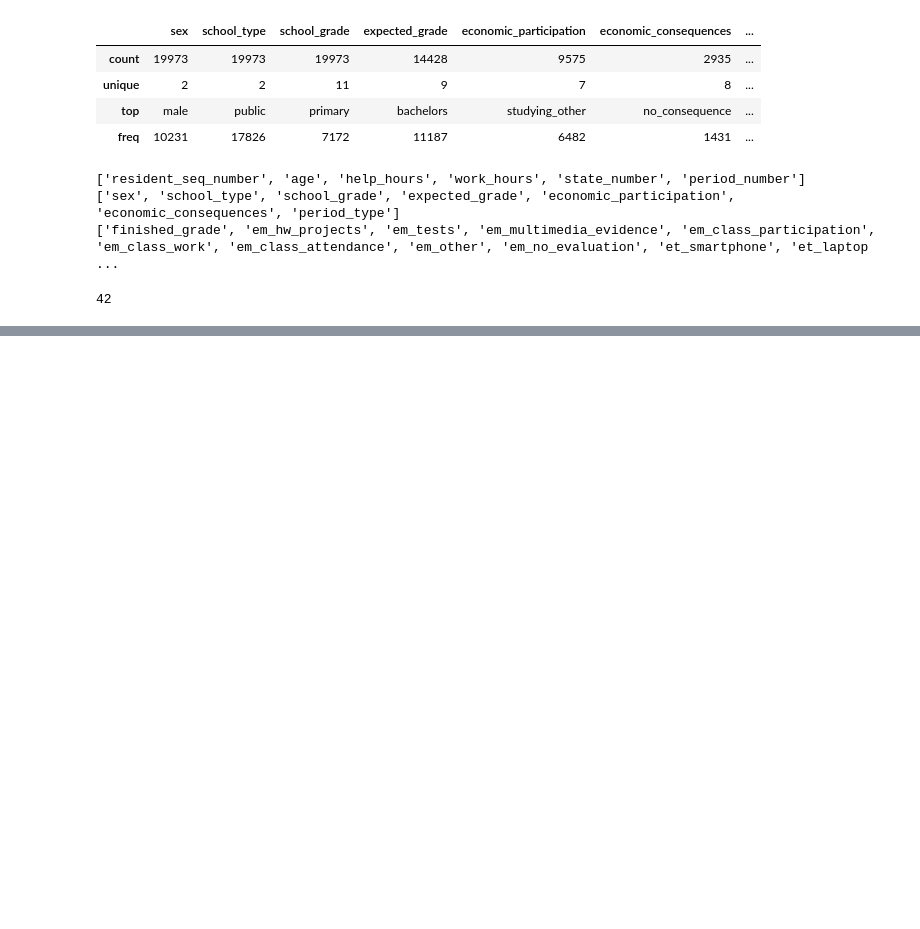
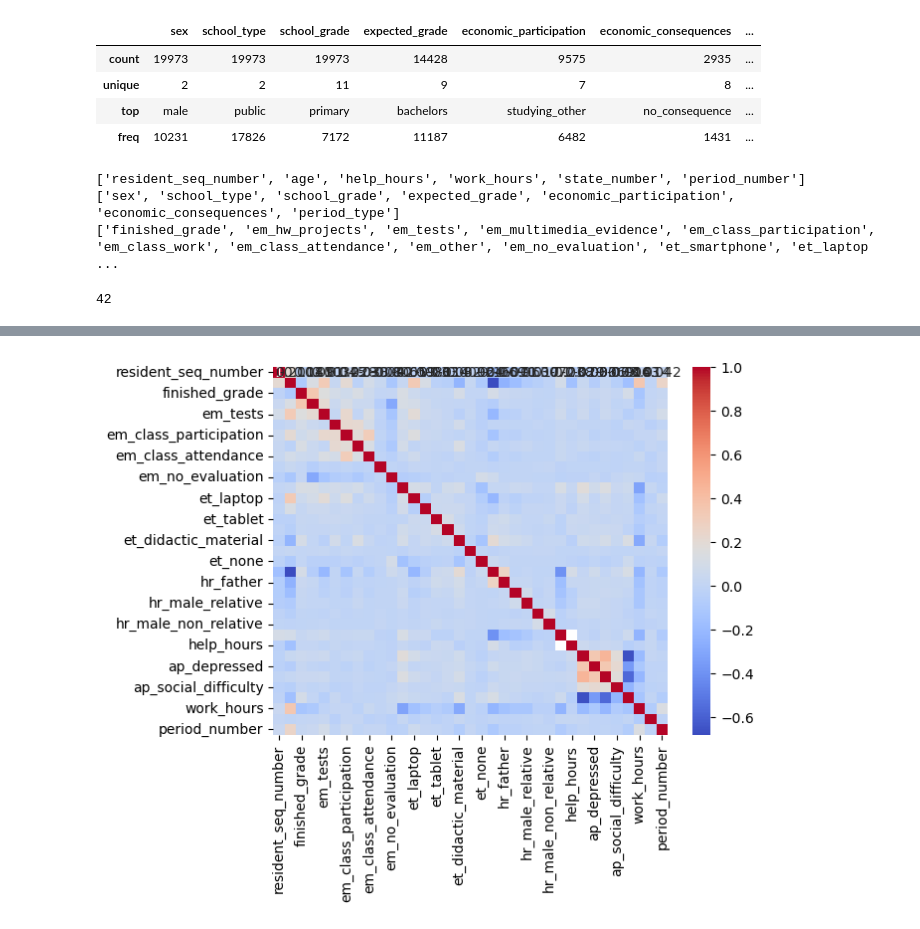
Before and after one commit to Maxkaizo/---_-ML-Zoomcamp-2024, a Jupyter notebook: eda.ipynb, the cells around one changed output, grey strips where cells are left out. Drawn from its saved outputs; the diff is of its cells as text; code cells hidden in the pictures; blank space fills up the shorter version.

```diff
--- a/eda.ipynb
+++ b/eda.ipynb
@@ -100,0 +124,5 @@ total
+# %%
+sns.heatmap(df.corr(), annot=True, cmap='coolwarm')
+plt.show()
+# %% [output]
+[figure, added]
```
Also changed, not shown: parts of 2 cells of this notebook.
